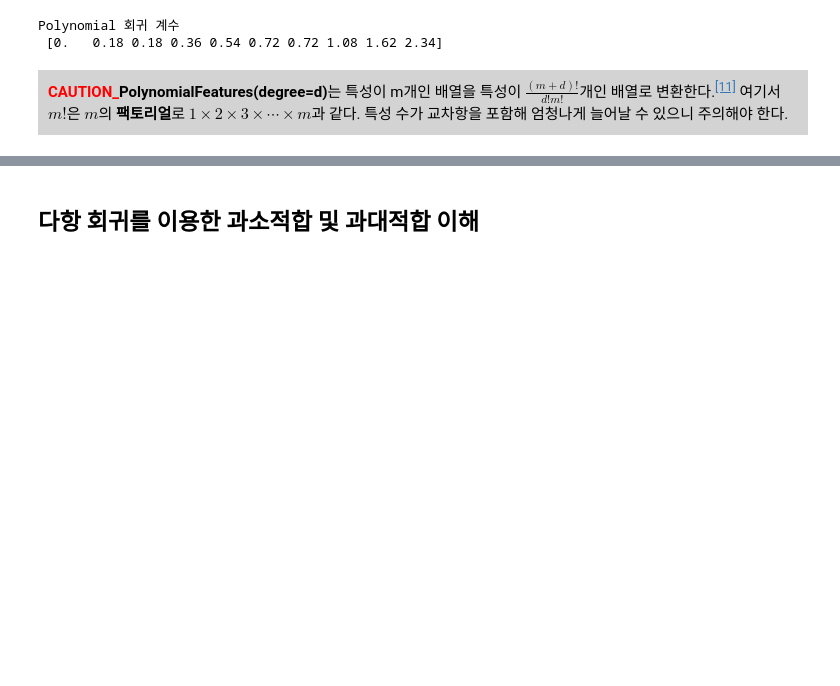
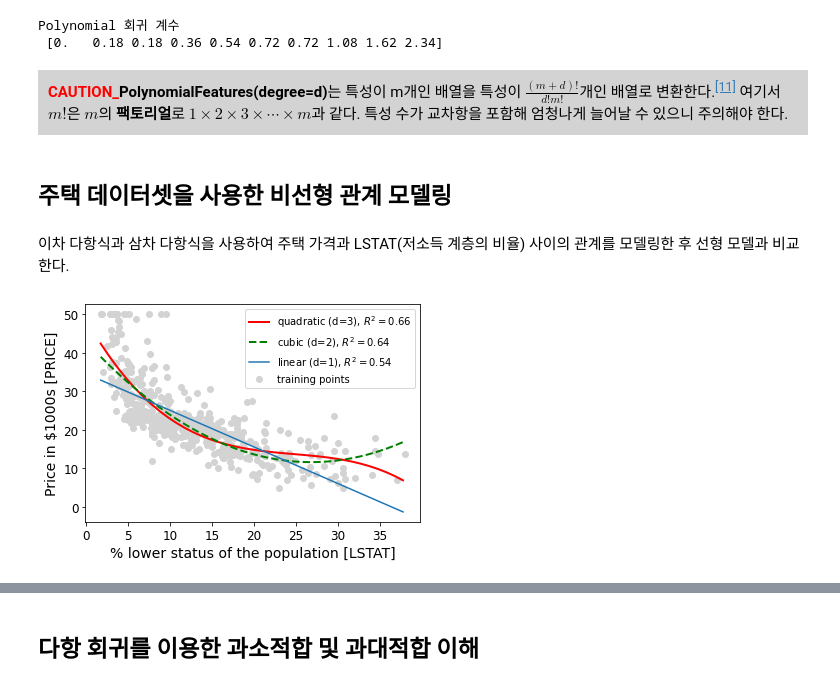
Before and after one commit to Sameta-cani/jwork, a Jupyter notebook: Regression.ipynb, the cells around one changed output, grey strips where cells are left out. Drawn from its saved outputs; the diff is of its cells as text; code cells hidden in the pictures; blank space fills up the shorter version.

Commit message:
Regression Practice

```diff
--- a/Regression.ipynb
+++ b/Regression.ipynb
@@ -1078,3 +1078,40 @@ Polynomial 회귀 계수
 # %% [markdown]
 <div style="background-color:#D3D3D3; padding:10px;">
     <span style="color: red"><strong>CAUTION_</strong></span><b>PolynomialFeatures(degree=d)</b>는 특성이 m개인 배열을 특성이 $\frac{(m + d)!}{d!m!}$개인 배열로 변환한다.<sup><a id="a10" href="#p10">[11]</a></sup> 여기서 $m!$은 $m$의 <b>팩토리얼</b>로 $1\times2\times3\times\cdots\times m$과 같다. 특성 수가 교차항을 포함해 엄청나게 늘어날 수 있으니 주의해야 한다.</div>
+# %% [markdown]
+## 주택 데이터셋을 사용한 비선형 관계 모델링
+# %% [markdown]
+이차 다항식과 삼차 다항식을 사용하여 주택 가격과 LSTAT(저소득 계층의 비율) 사이의 관계를 모델링한 후 선형 모델과 비교한다.
+# %%
+X = bostonDF[['LSTAT']].values
+y = bostonDF['PRICE'].values
+
+X_fit = np.arange(X.min(), X.max(), 1)[:, np.newaxis]
+labels = ['quadratic', 'cubic']
+styles = ['r-', 'g--']
+
+regr = LinearRegression().fit(X, y)
+y_lin_fit = regr.predict(X_fit)
+linear_r2 = r2_score(y, regr.predict(X))
+
+for degree, label, style in zip((3, 2), labels, styles):
+    poly = PolynomialFeatures(degree=degree)
+    X_poly = poly.fit_transform(X)
+
+    regr = LinearRegression()
+    regr.fit(X_poly, y)
+    y_poly_fit = regr.predict(poly.fit_transform(X_fit))
+    poly_r2 = r2_score(y, regr.predict(X_poly))
+
+    plt.plot(X_fit, y_poly_fit, style, label='%s (d=%d), $R^2=%.2f$' % (label, degree, poly_r2),
+             lw=2)
+
+plt.plot(X_fit, y_lin_fit,
+         label='linear (d=1), $R^2=%.2f$' % linear_r2)
+plt.scatter(X, y, label='training points', color='lightgray')
+plt.xlabel('% lower status of the population [LSTAT]')
+plt.ylabel('Price in $1000s [PRICE]')
+plt.legend(loc='upper right')
+plt.show()
+# %% [output]
+[figure, added]
```
Also changed, not shown: parts of 50 cells of this notebook, 6 other files.
